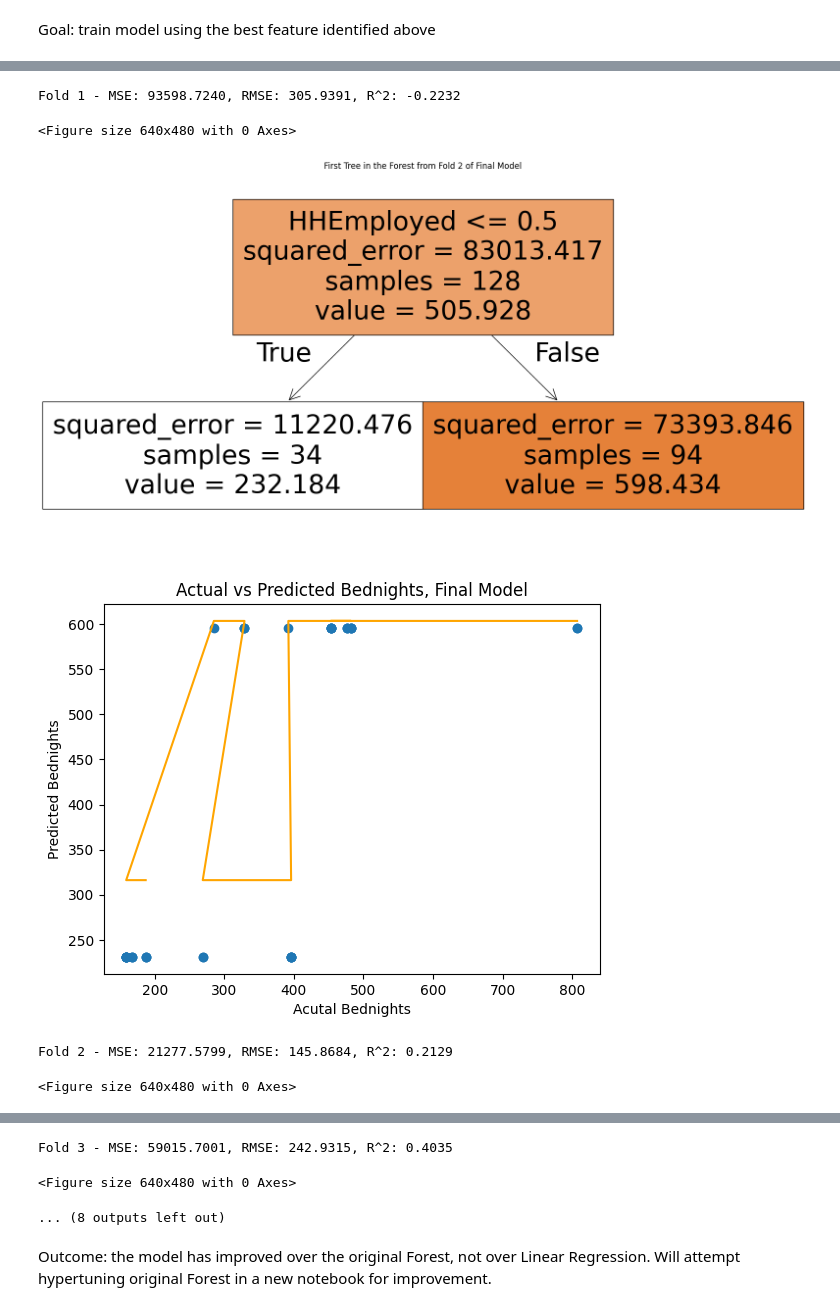
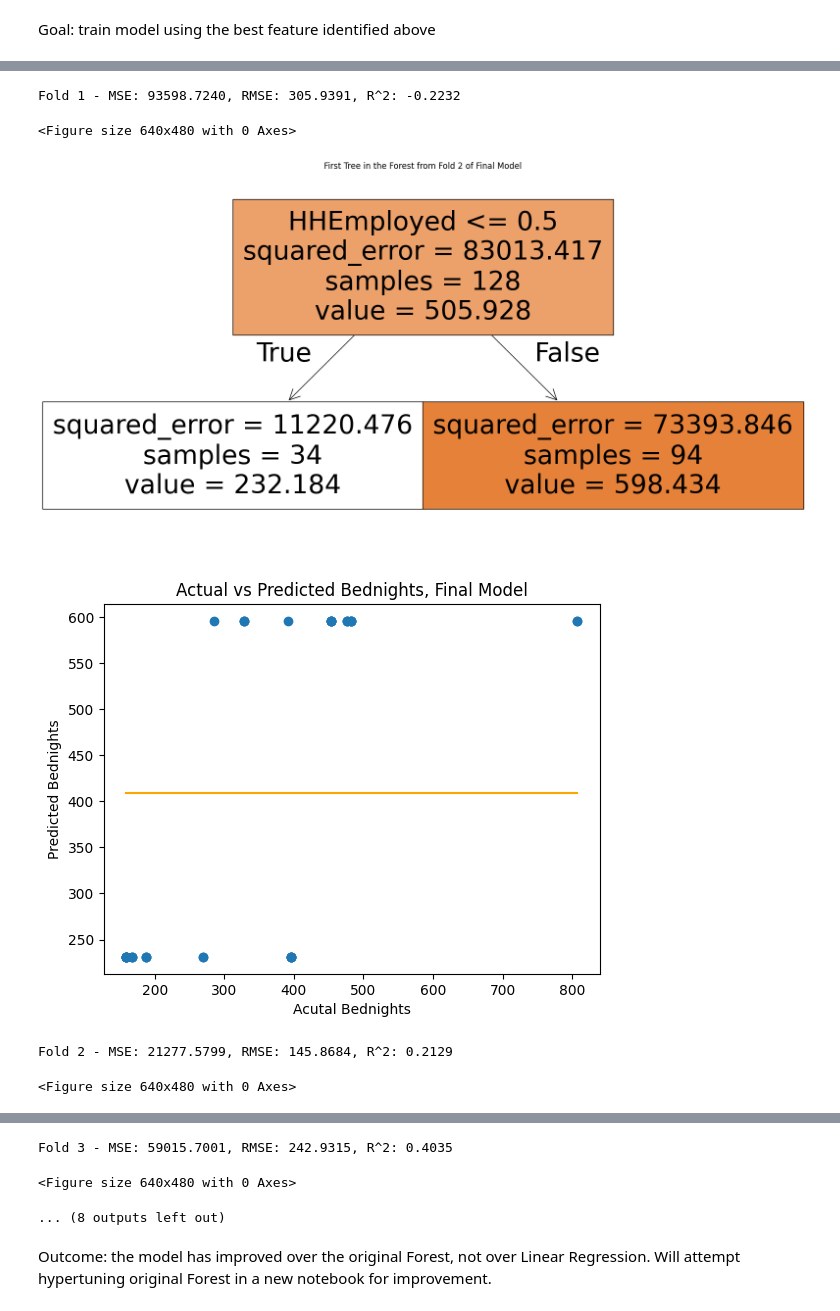
Before and after one commit to morellikatherine90809/Predict-Bednights, a Jupyter notebook: Forest Regression 1.ipynb, the cells around one changed output, grey strips where cells are left out. Drawn from its saved outputs; the diff is of its cells as text; code cells hidden in the pictures.

Commit message:
Update Forest Regression 1.ipynb
switched best fit in improved forest y_pred vs y_test chart to logistic fit

```diff
--- a/Forest Regression 1.ipynb
+++ b/Forest Regression 1.ipynb
@@ -250,10 +248,17 @@ for fold, (train_idx, test_idx) in enumerate(gkf.split(x_best, y, groups)):
     plt.show()
     plt.clf()
 
-    ##compare acutal and predicted bednights: fitness
+    ##compare acutal and predicted bednights: fitness. logistic best fit
+    def logistic_func(x, a, b, c, d):
+        return a / (1.0 + np.exp(-c * (x - d))) + b
+    params, cavariance = curve_fit(logistic_func, y_test, y_pred)
+    a, b, c, d = params
+    x_fit = np.linspace(min(y_test), max(y_test), 100)
+    y_fit = logistic_func(x_fit, a, b, c, d)
+
     plt.scatter(y_test, y_pred)
     a, b = np.polyfit(y_test, y_pred, 1)
-    plt.plot(y_test, a*y_pred + b, color='orange')
+    plt.plot(x_fit, y_fit, color='orange')
     plt.xlabel('Acutal Bednights')
     plt.ylabel('Predicted Bednights')
     plt.title('Actual vs Predicted Bednights, Final Model')
@@ -271,7 +276,7 @@ for fold, (train_idx, test_idx) in enumerate(gkf.split(x_best, y, groups)):
 Fold 1 - MSE: 93598.7240, RMSE: 305.9391, R^2: -0.2232
 <Figure size 640x480 with 0 Axes>
 [figure]
-[figure, old version]
+[figure, new version]
 Fold 2 - MSE: 21277.5799, RMSE: 145.8684, R^2: 0.2129
 <Figure size 640x480 with 0 Axes>
 [figure]
```
Also changed, not shown: parts of 2 cells of this notebook.
